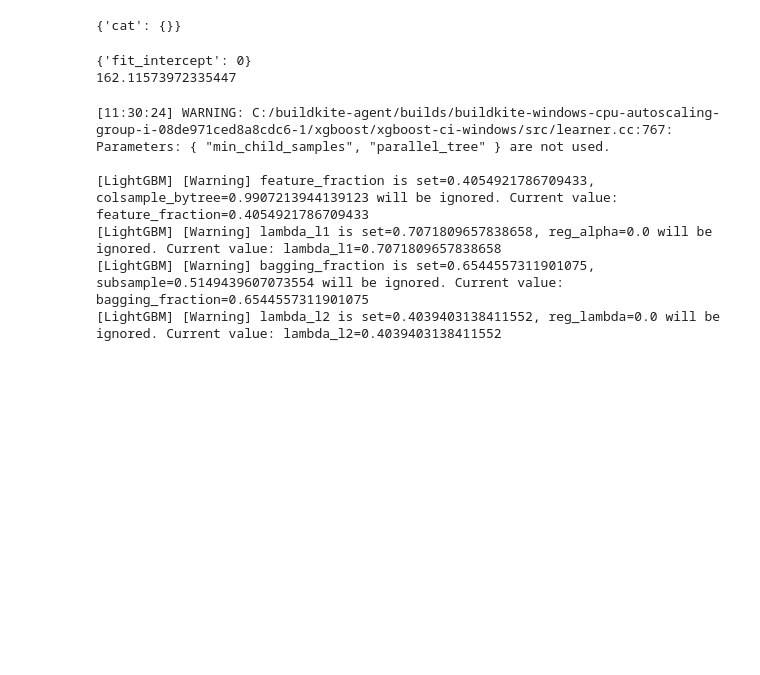
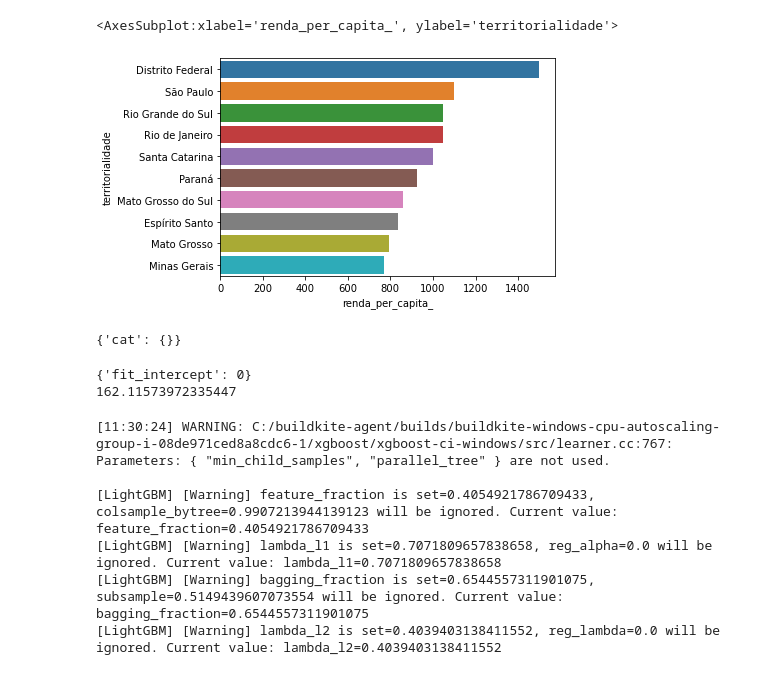
Before and after one commit to VitorBSP/GDP_StatesBR, a Jupyter notebook: modelagem.ipynb, the cells around one changed output. Drawn from its saved outputs; the diff is of its cells as text; code cells hidden in the pictures; blank space fills up the shorter version.

```diff
--- a/modelagem.ipynb
+++ b/modelagem.ipynb
@@ -35,3 +45,11 @@ sns.boxplot(x='Region', y='renda_per_capita_', data=base)
+# %%
+# Essa dos estados nã osei se tem necessidade, pq estamos lidando por região, isso daqui nem vai para a modelagem
+sns.barplot(x='renda_per_capita_',
+            y="territorialidade", data=base.iloc[0:27, :],
+            order=base.iloc[0:27, :].sort_values('renda_per_capita_',ascending = False).territorialidade.iloc[0:10])
+# %% [output]
+<AxesSubplot:xlabel='renda_per_capita_', ylabel='territorialidade'>
+[figure, added]
 # %%
 dummies = pd.get_dummies(base['Region'])
 base[dummies.columns] = dummies
```
Also changed, not shown: parts of 6 cells of this notebook.
